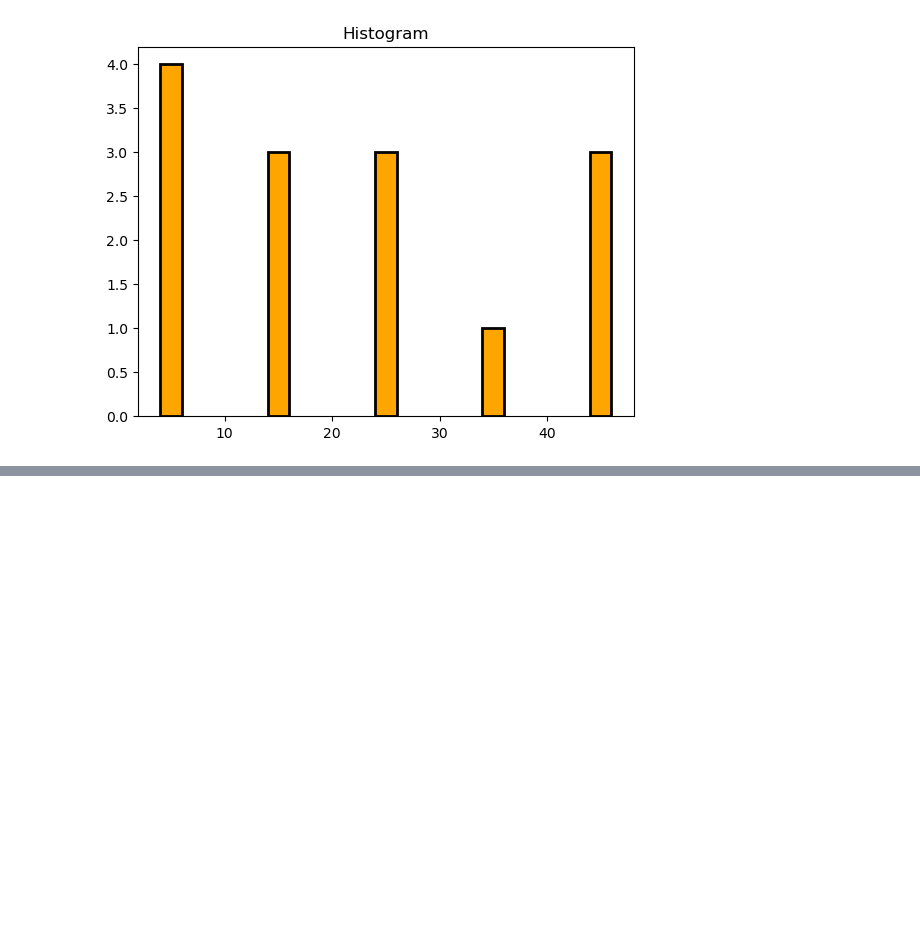
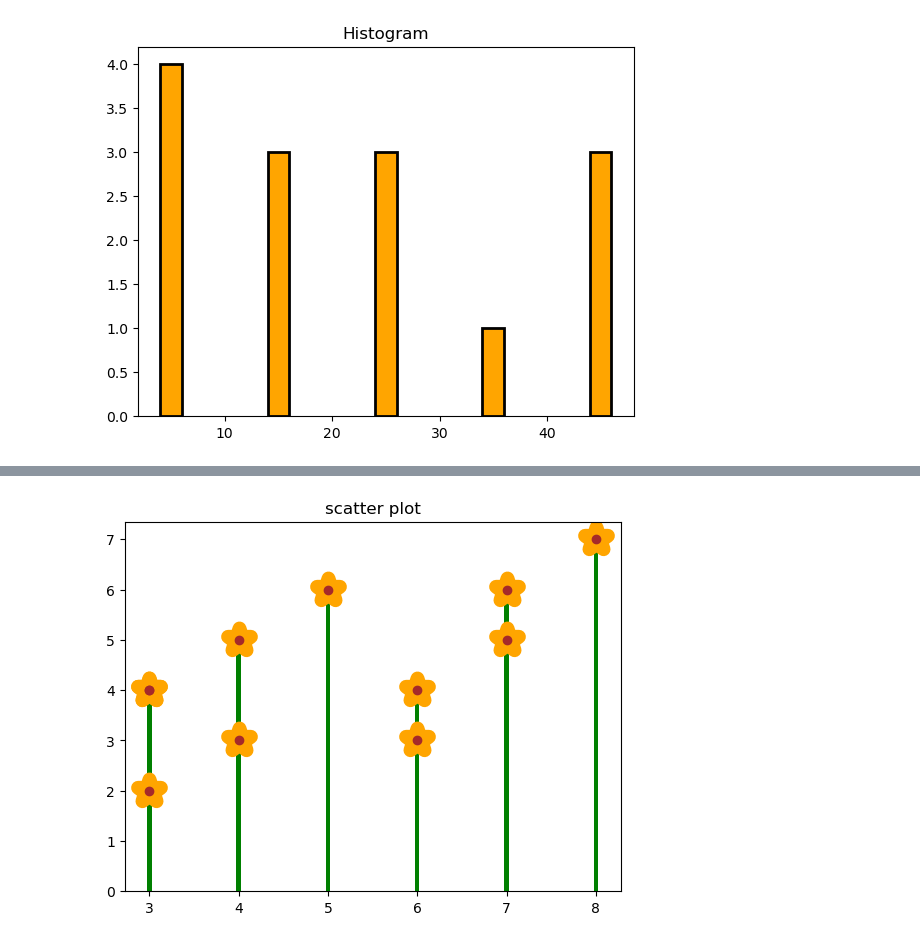
Before and after one commit to musharafaltaf/anacondaPractice, a Jupyter notebook: numpyexample.ipynb, the cells around one changed output, grey strips where cells are left out. Cells and saved outputs as stored; diff of their text form; code cells hidden in the pictures; blank space fills up the shorter version.

```diff
--- a/numpyexample.ipynb
+++ b/numpyexample.ipynb
@@ -1411,0 +1422,10 @@ plt.show()
+# %%
+x = [3,4,6,7,8,5,4,3,6,7,3]
+y = [2,3,4,5,7,6,5,4,3,6,4]
+plt.bar(x,y,color='g',width=0.05)
+plt.scatter(x,y,s=300,color='gold',marker="*",edgecolors='orange',linewidths=10)
+plt.scatter(x,y,color='brown')
+plt.title("scatter plot")
+plt.show()
+# %% [output]
+[figure, added]
```
Also changed, not shown: parts of 2 cells of this notebook.
